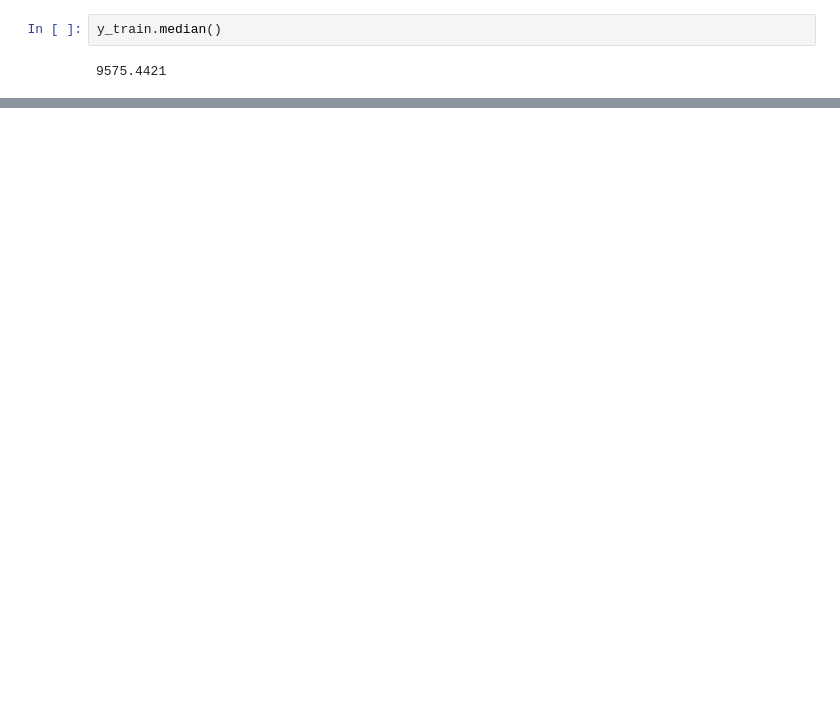
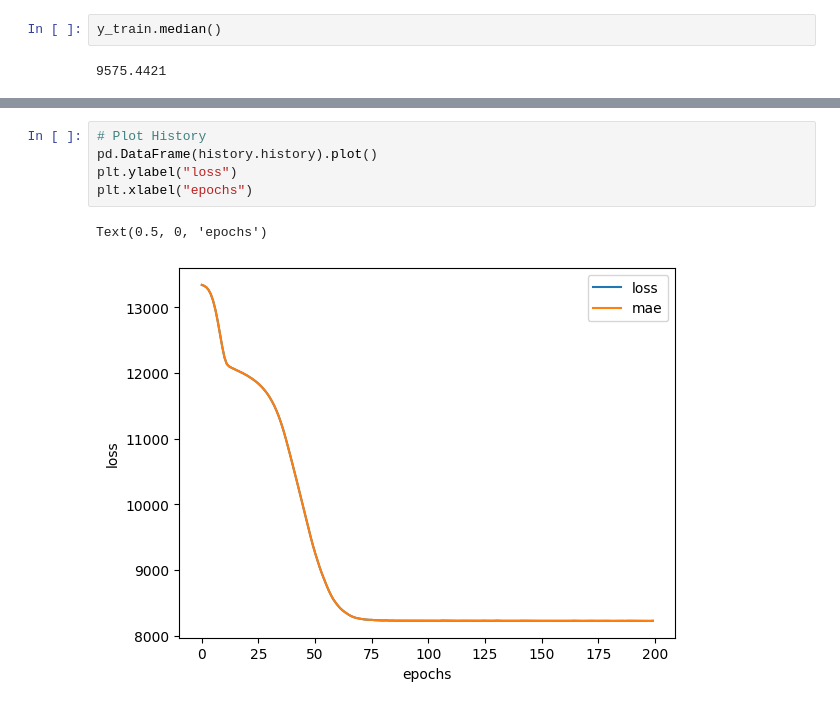
Before and after one commit to UmitOzteker/TensorFlow-Projects, a Jupyter notebook: 01_neural_network_regression_in_tensorflow.ipynb, the cells around one changed output, grey strips where cells are left out. Saved outputs shown, nothing was run; the diff lists cells and outputs as text; blank space fills up the shorter version.

```diff
--- a/01_neural_network_regression_in_tensorflow.ipynb
+++ b/01_neural_network_regression_in_tensorflow.ipynb
@@ -1125,0 +1127,8 @@ insurance_model_4.evaluate(X_test,y_test)
+# %%
+# Plot History
+pd.DataFrame(history.history).plot()
+plt.ylabel("loss")
+plt.xlabel("epochs")
+# %% [output]
+Text(0.5, 0, 'epochs')
+[figure, added]
```
Also changed, not shown: parts of 46 cells of this notebook.
